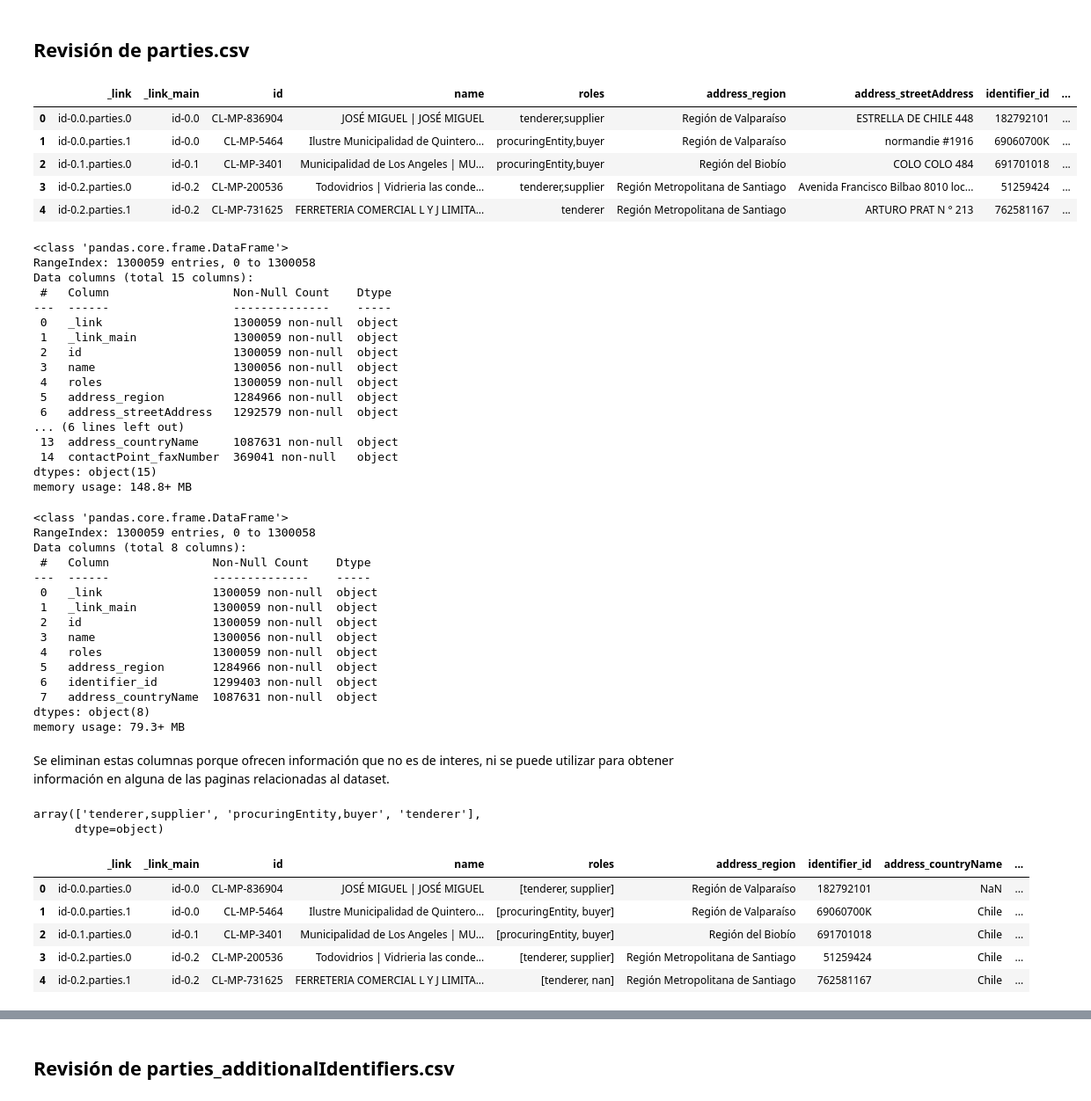
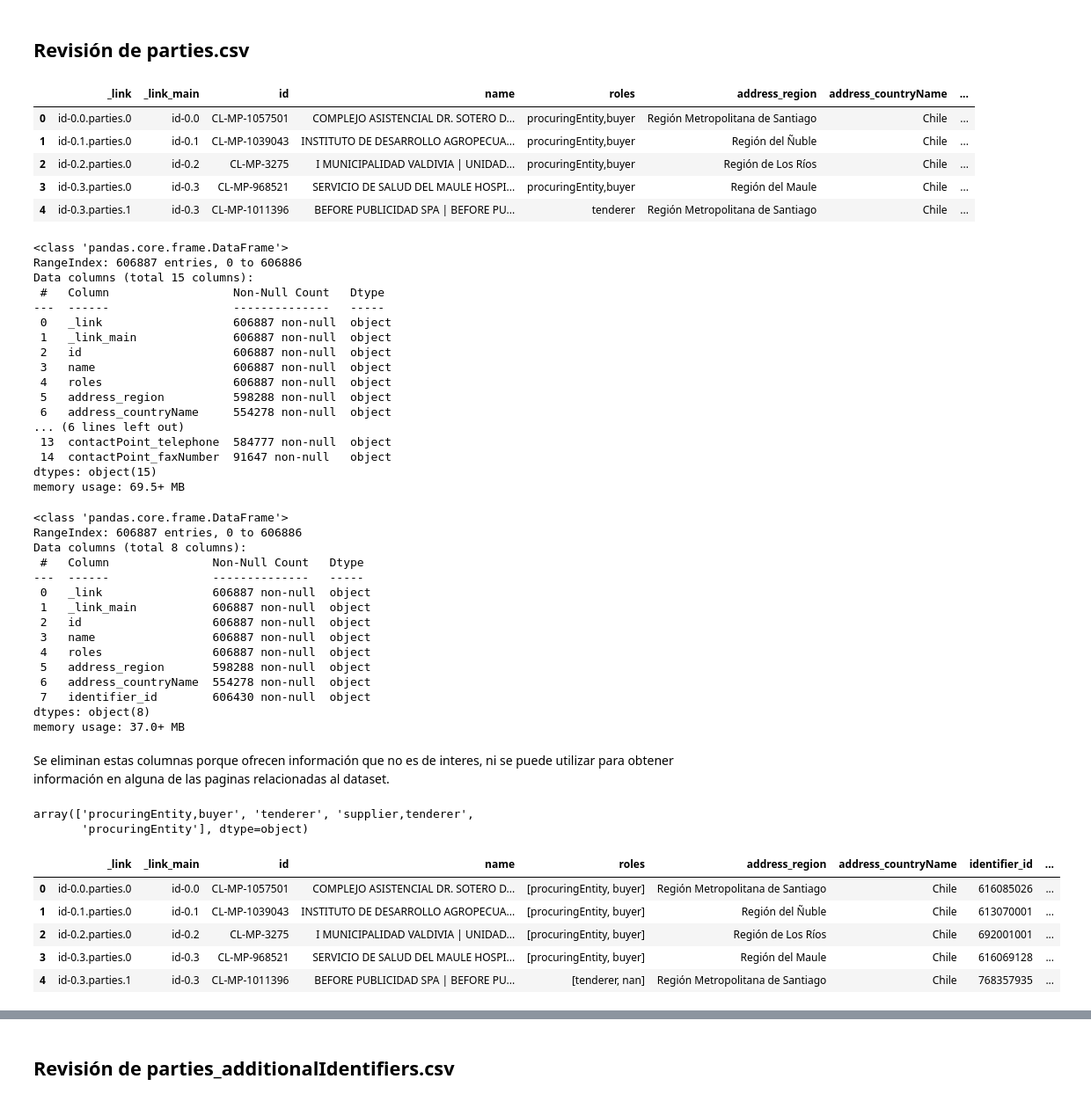
Before and after one commit to Camila-Rojas-05/Proyecto-IMT-2200-1-Grupo-14, a Jupyter notebook: Datos y trabajo con muestras/Revision_limpieza_2021.ipynb, the cells around one changed output, grey strips where cells are left out. Shown: that part at 88% size. Cells and saved outputs as stored; diff of their text form; code cells hidden in the pictures.

```diff
--- a/Datos y trabajo con muestras/Revision_limpieza_2021.ipynb
+++ b/Datos y trabajo con muestras/Revision_limpieza_2021.ipynb
@@ -434,63 +452,63 @@ No se utilizará este DataFrame, puesto que no contiene información relevante p
 # %% [markdown]
 ## Revisión de parties.csv
 # %%
-camino = path.join("Chile","2018", "parties.csv")
+camino = path.join("Chile","2021", "parties.csv")
 df_parties = pd.read_csv(camino, sep=",")
 df_parties.head()
 # %% [output]
-|  | _link | _link_main | id | name | roles | address_region | address_streetAddress | identifier_id | ... |
-| 0 | id-0.0.parties.0 | id-0.0 | CL-MP-836904 | JOSÉ MIGUEL | JOSÉ MIGUEL | tenderer,supplier | Región de Valparaíso | ESTRELLA DE CHILE 448 | 182792101 | ... |
-| 1 | id-0.0.parties.1 | id-0.0 | CL-MP-5464 | Ilustre Municipalidad de Quintero... | procuringEntity,buyer | Región de Valparaíso | normandie #1916 | 69060700K | ... |
-| 2 | id-0.1.parties.0 | id-0.1 | CL-MP-3401 | Municipalidad de Los Angeles | MU... | procuringEntity,buyer | Región del Biobío | COLO COLO 484 | 691701018 | ... |
-| 3 | id-0.2.parties.0 | id-0.2 | CL-MP-200536 | Todovidrios | Vidrieria las conde... | tenderer,supplier | Región Metropolitana de Santiago | Avenida Francisco Bilbao 8010 loc... | 51259424 | ... |
-| 4 | id-0.2.parties.1 | id-0.2 | CL-MP-731625 | FERRETERIA COMERCIAL L Y J LIMITA... | tenderer | Región Metropolitana de Santiago | ARTURO PRAT N ° 213 | 762581167 | ... |
+|  | _link | _link_main | id | name | roles | address_region | address_countryName | ... |
+| 0 | id-0.0.parties.0 | id-0.0 | CL-MP-1057501 | COMPLEJO ASISTENCIAL DR. SOTERO D... | procuringEntity,buyer | Región Metropolitana de Santiago | Chile | ... |
+| 1 | id-0.1.parties.0 | id-0.1 | CL-MP-1039043 | INSTITUTO DE DESARROLLO AGROPECUA... | procuringEntity,buyer | Región del Ñuble | Chile | ... |
+| 2 | id-0.2.parties.0 | id-0.2 | CL-MP-3275 | I MUNICIPALIDAD VALDIVIA | UNIDAD... | procuringEntity,buyer | Región de Los Ríos | Chile | ... |
+| 3 | id-0.3.parties.0 | id-0.3 | CL-MP-968521 | SERVICIO DE SALUD DEL MAULE HOSPI... | procuringEntity,buyer | Región del Maule | Chile | ... |
+| 4 | id-0.3.parties.1 | id-0.3 | CL-MP-1011396 | BEFORE PUBLICIDAD SPA | BEFORE PU... | tenderer | Región Metropolitana de Santiago | Chile | ... |
 # %%
 df_parties.info()
 # %% [output]
 <class 'pandas.core.frame.DataFrame'>
-RangeIndex: 1300059 entries, 0 to 1300058
+RangeIndex: 606887 entries, 0 to 606886
 Data columns (total 15 columns):
- #   Column                  Non-Null Count    Dtype
----  ------                  --------------    -----
- 0   _link                   1300059 non-null  object
- 1   _link_main              1300059 non-null  object
- 2   id                      1300059 non-null  object
- 3   name                    1300056 non-null  object
- 4   roles                   1300059 non-null  object
- 5   address_region          1284966 non-null  object
- 6   address_streetAddress   1292579 non-null  object
+ #   Column                  Non-Null Count   Dtype
+---  ------                  --------------   -----
+ 0   _link                   606887 non-null  object
+ 1   _link_main              606887 non-null  object
+ 2   id                      606887 non-null  object
+ 3   name                    606887 non-null  object
+ 4   roles                   606887 non-null  object
+ 5   address_region          598288 non-null  object
+ 6   address_countryName     554278 non-null  object
 ... (6 lines left out)
- 13  address_countryName     1087631 non-null  object
- 14  contactPoint_faxNumber  369041 non-null   object
+ 13  contactPoint_telephone  584777 non-null  object
+ 14  contactPoint_faxNumber  91647 non-null   object
 dtypes: object(15)
-memory usage: 148.8+ MB
+memory usage: 69.5+ MB
 # %%
 df_parties.drop(columns=['address_streetAddress', 'identifier_scheme','identifier_legalName', 'contactPoint_name', 'contactPoint_email','contactPoint_telephone', 'contactPoint_faxNumber'], inplace=True)
 # %%
 df_parties.info()
 # %% [output]
 <class 'pandas.core.frame.DataFrame'>
-RangeIndex: 1300059 entries, 0 to 1300058
+RangeIndex: 606887 entries, 0 to 606886
 Data columns (total 8 columns):
- #   Column               Non-Null Count    Dtype
----  ------               --------------    -----
- 0   _link                1300059 non-null  object
- 1   _link_main           1300059 non-null  object
- 2   id                   1300059 non-null  object
- 3   name                 1300056 non-null  object
- 4   roles                1300059 non-null  object
- 5   address_region       1284966 non-null  object
- 6   identifier_id        1299403 non-null  object
- 7   address_countryName  1087631 non-null  object
+ #   Column               Non-Null Count   Dtype
+---  ------               --------------   -----
+ 0   _link                606887 non-null  object
+ 1   _link_main           606887 non-null  object
+ 2   id                   606887 non-null  object
+ 3   name                 606887 non-null  object
+ 4   roles                606887 non-null  object
+ 5   address_region       598288 non-null  object
+ 6   address_countryName  554278 non-null  object
+ 7   identifier_id        606430 non-null  object
 dtypes: object(8)
-memory usage: 79.3+ MB
+memory usage: 37.0+ MB
 # %% [markdown]
 Se eliminan estas columnas porque ofrecen información que no es de interes, ni se puede utilizar para obtener información en alguna de las paginas relacionadas al dataset.
 # %%
 df_parties["roles"].unique()
 # %% [output]
-array(['tenderer,supplier', 'procuringEntity,buyer', 'tenderer'],
-      dtype=object)
+array(['procuringEntity,buyer', 'tenderer', 'supplier,tenderer',
+       'procuringEntity'], dtype=object)
 # %%
 def separar_roles(texto:str) -> list:
     if "," in texto:
@@ -506,12 +524,12 @@ df_parties["rol 2"] = df_parties.index.map(lambda x: df_parties.loc[x]["roles"][
 # %%
 df_parties.head()
 # %% [output]
-|  | _link | _link_main | id | name | roles | address_region | identifier_id | address_countryName | ... |
-| 0 | id-0.0.parties.0 | id-0.0 | CL-MP-836904 | JOSÉ MIGUEL | JOSÉ MIGUEL | [tenderer, supplier] | Región de Valparaíso | 182792101 | NaN | ... |
-| 1 | id-0.0.parties.1 | id-0.0 | CL-MP-5464 | Ilustre Municipalidad de Quintero... | [procuringEntity, buyer] | Región de Valparaíso | 69060700K | Chile | ... |
-| 2 | id-0.1.parties.0 | id-0.1 | CL-MP-3401 | Municipalidad de Los Angeles | MU... | [procuringEntity, buyer] | Región del Biobío | 691701018 | Chile | ... |
-| 3 | id-0.2.parties.0 | id-0.2 | CL-MP-200536 | Todovidrios | Vidrieria las conde... | [tenderer, supplier] | Región Metropolitana de Santiago | 51259424 | Chile | ... |
-| 4 | id-0.2.parties.1 | id-0.2 | CL-MP-731625 | FERRETERIA COMERCIAL L Y J LIMITA... | [tenderer, nan] | Región Metropolitana de Santiago | 762581167 | Chile | ... |
+|  | _link | _link_main | id | name | roles | address_region | address_countryName | identifier_id | ... |
+| 0 | id-0.0.parties.0 | id-0.0 | CL-MP-1057501 | COMPLEJO ASISTENCIAL DR. SOTERO D... | [procuringEntity, buyer] | Región Metropolitana de Santiago | Chile | 616085026 | ... |
+| 1 | id-0.1.parties.0 | id-0.1 | CL-MP-1039043 | INSTITUTO DE DESARROLLO AGROPECUA... | [procuringEntity, buyer] | Región del Ñuble | Chile | 613070001 | ... |
+| 2 | id-0.2.parties.0 | id-0.2 | CL-MP-3275 | I MUNICIPALIDAD VALDIVIA | UNIDAD... | [procuringEntity, buyer] | Región de Los Ríos | Chile | 692001001 | ... |
+| 3 | id-0.3.parties.0 | id-0.3 | CL-MP-968521 | SERVICIO DE SALUD DEL MAULE HOSPI... | [procuringEntity, buyer] | Región del Maule | Chile | 616069128 | ... |
+| 4 | id-0.3.parties.1 | id-0.3 | CL-MP-1011396 | BEFORE PUBLICIDAD SPA | BEFORE PU... | [tenderer, nan] | Región Metropolitana de Santiago | Chile | 768357935 | ... |
 # %%
 df_G = df_parties.dropna(subset=["address_region"])
 df_G = df_G[df_G["address_countryName"].isna()]
```
Also changed, not shown: parts of 68 cells of this notebook, 2 other files.
